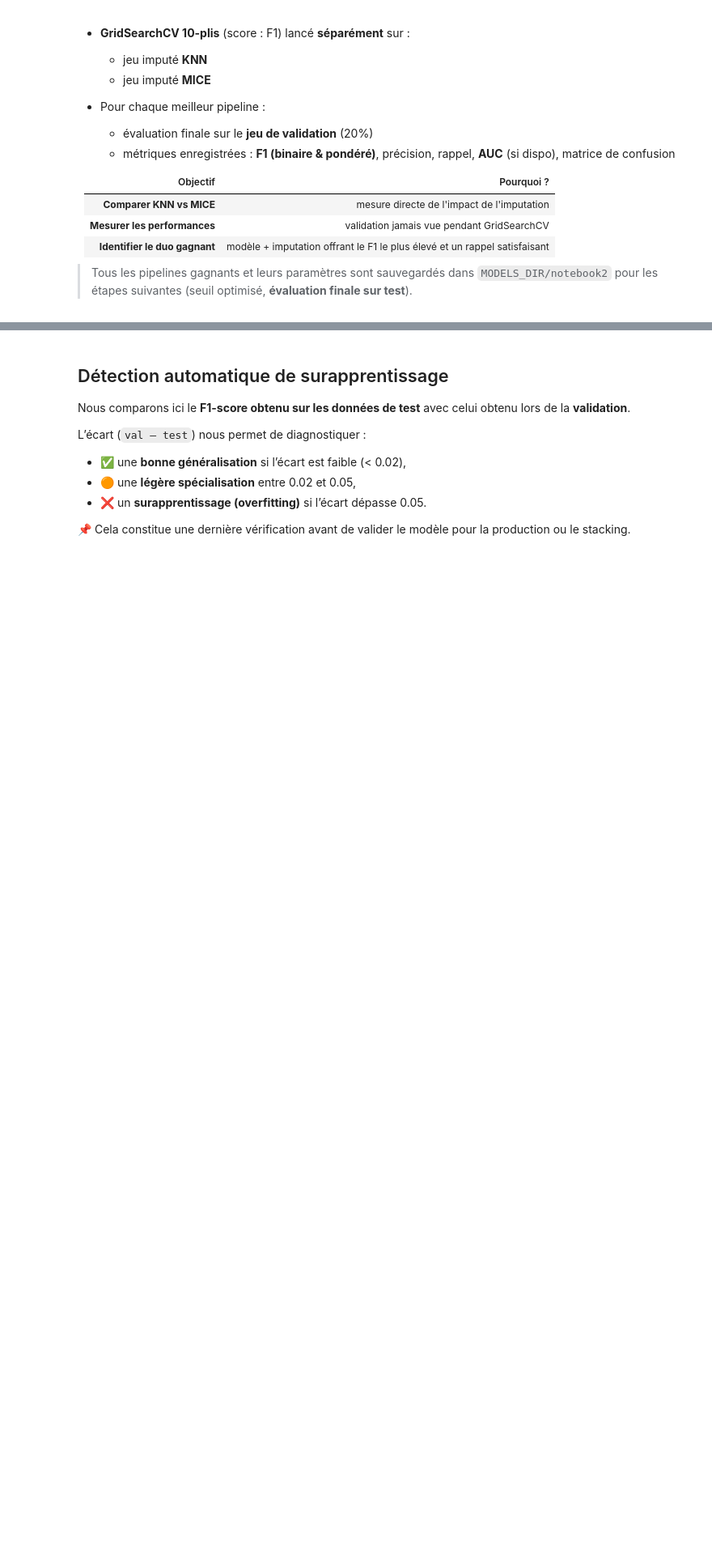
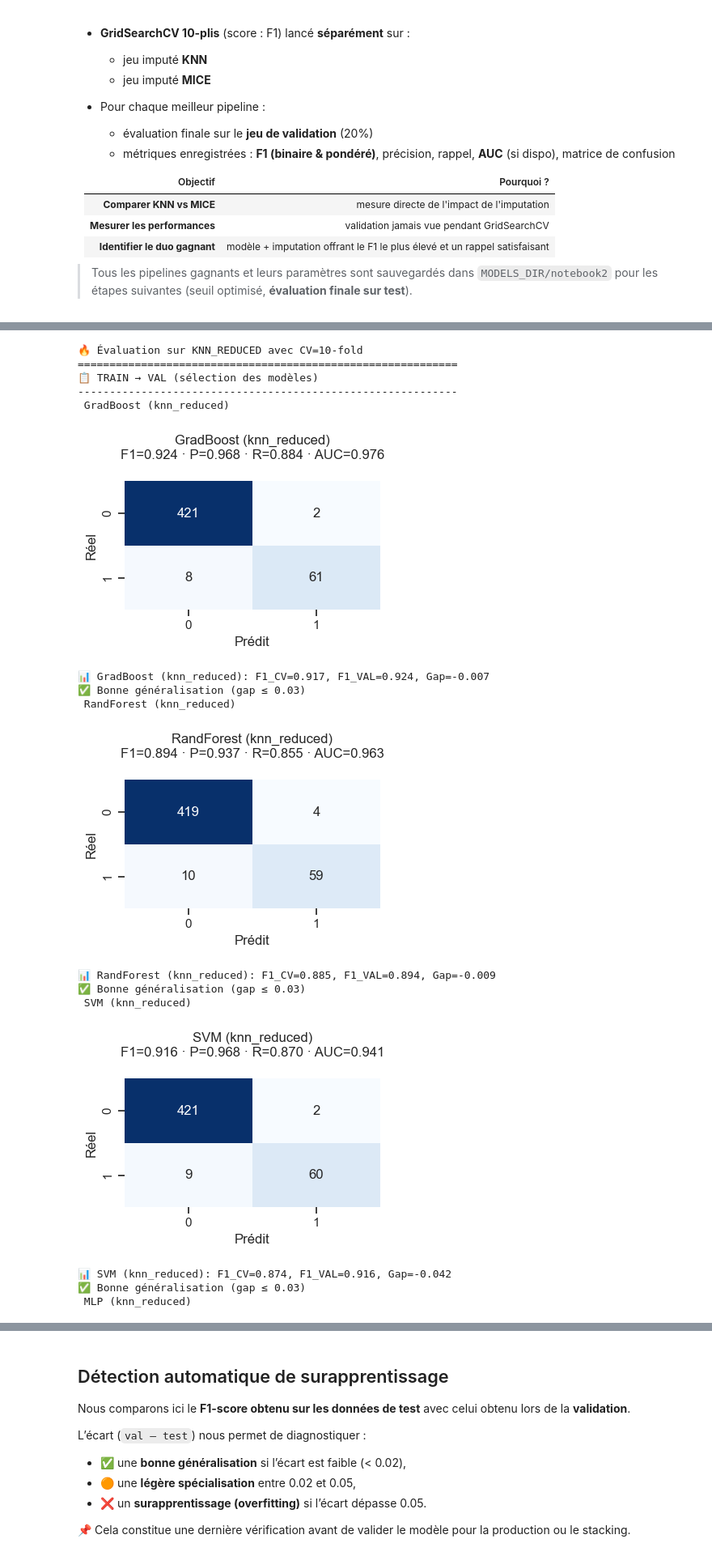
Before and after one commit to Abdoullatuf/projet_sta211_version_modulaire, a Jupyter notebook: notebooks/02_Modelisation_et_Optimisation.ipynb, the cells around one changed output, grey strips where cells are left out. Shown at 81% size. Cells and saved outputs as stored; diff of their text form; code cells hidden in the pictures; blank space fills up the shorter version.

```diff
--- a/notebooks/02_Modelisation_et_Optimisation.ipynb
+++ b/notebooks/02_Modelisation_et_Optimisation.ipynb
@@ -1294,0 +1299,44 @@ log.info("✅ Résultats d'évaluation mice sauvegardés : CSV + JSON + Pipeline
+# %%
+# Chemins
+knn_dir = paths["MODELS_DIR"] / "notebook2" / "knn"
+mice_dir = paths["MODELS_DIR"] / "notebook2" / "mice"
+
+# Complètes
+splits_knn = splits["knn"]
+splits_mice = splits["mice"]
+
+# Réduites
+splits_knn_reduced = {
+    k: joblib.load(knn_dir / "reduced" / f"knn_{k}_reduced.pkl")
+    for k in ["train", "val", "test"] # Added 'test' here
+}
+splits_mice_reduced = {
+    k: joblib.load(mice_dir / "reduced" / f"mice_{k}_reduced.pkl")
+    for k in ["train", "val", "test"] # Added 'test' here
+}
+# %%
+# KNN - RÉDUIT
+results_knn_reduced, best_knn_reduced = evaluate_all(
+    models, param_grids,
+    splits_knn_reduced["train"]["X"], splits_knn_reduced["train"]["y"],
+    splits_knn_reduced["val"]["X"], splits_knn_reduced["val"]["y"],
+    dataset="knn_reduced"
+)
+# %% [output]
+🔥 Évaluation sur KNN_REDUCED avec CV=10-fold
+============================================================
+📋 TRAIN → VAL (sélection des modèles)
+------------------------------------------------------------
+ GradBoost (knn_reduced)
+[figure, added]
+📊 GradBoost (knn_reduced): F1_CV=0.917, F1_VAL=0.924, Gap=-0.007
+✅ Bonne généralisation (gap ≤ 0.03)
+ RandForest (knn_reduced)
+[figure, added]
+📊 RandForest (knn_reduced): F1_CV=0.885, F1_VAL=0.894, Gap=-0.009
+✅ Bonne généralisation (gap ≤ 0.03)
+ SVM (knn_reduced)
+[figure, added]
+📊 SVM (knn_reduced): F1_CV=0.874, F1_VAL=0.916, Gap=-0.042
+✅ Bonne généralisation (gap ≤ 0.03)
+ MLP (knn_reduced)
```
Also changed, not shown: parts of 62 cells of this notebook.
